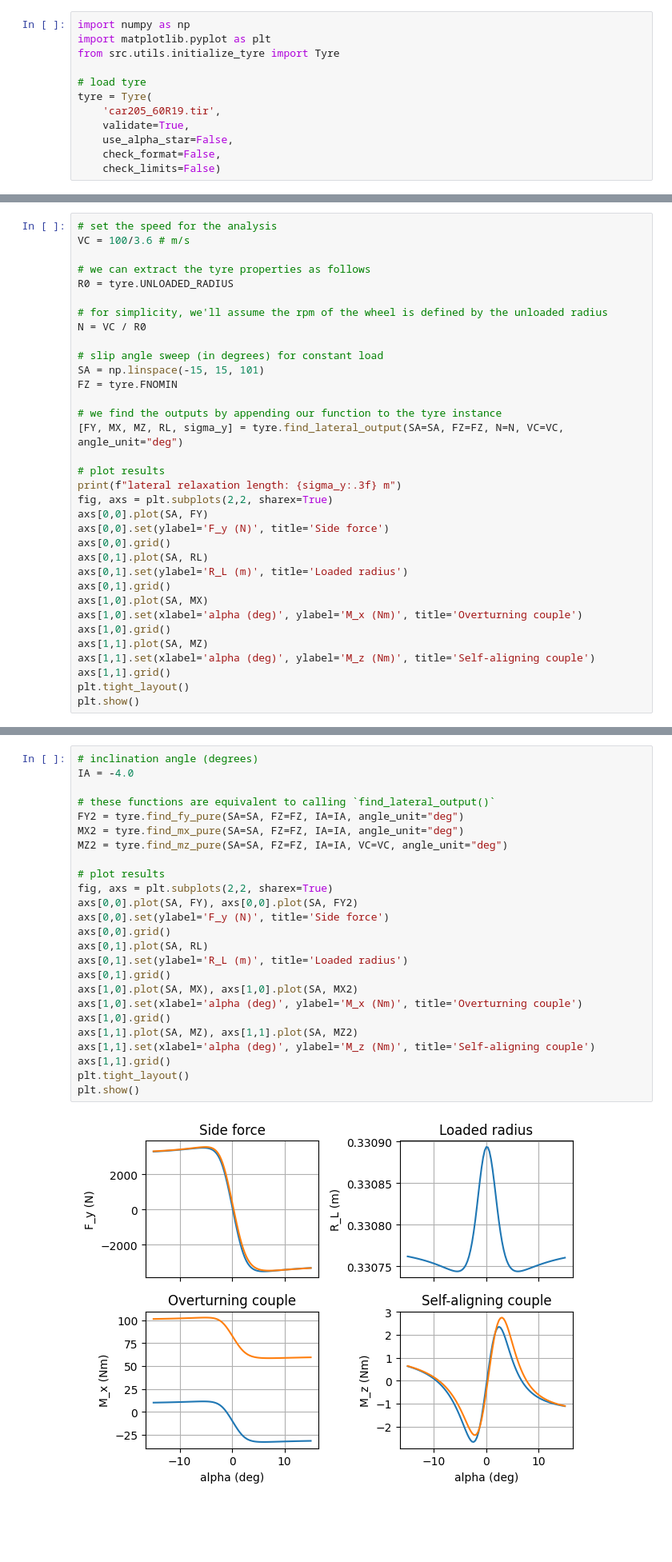
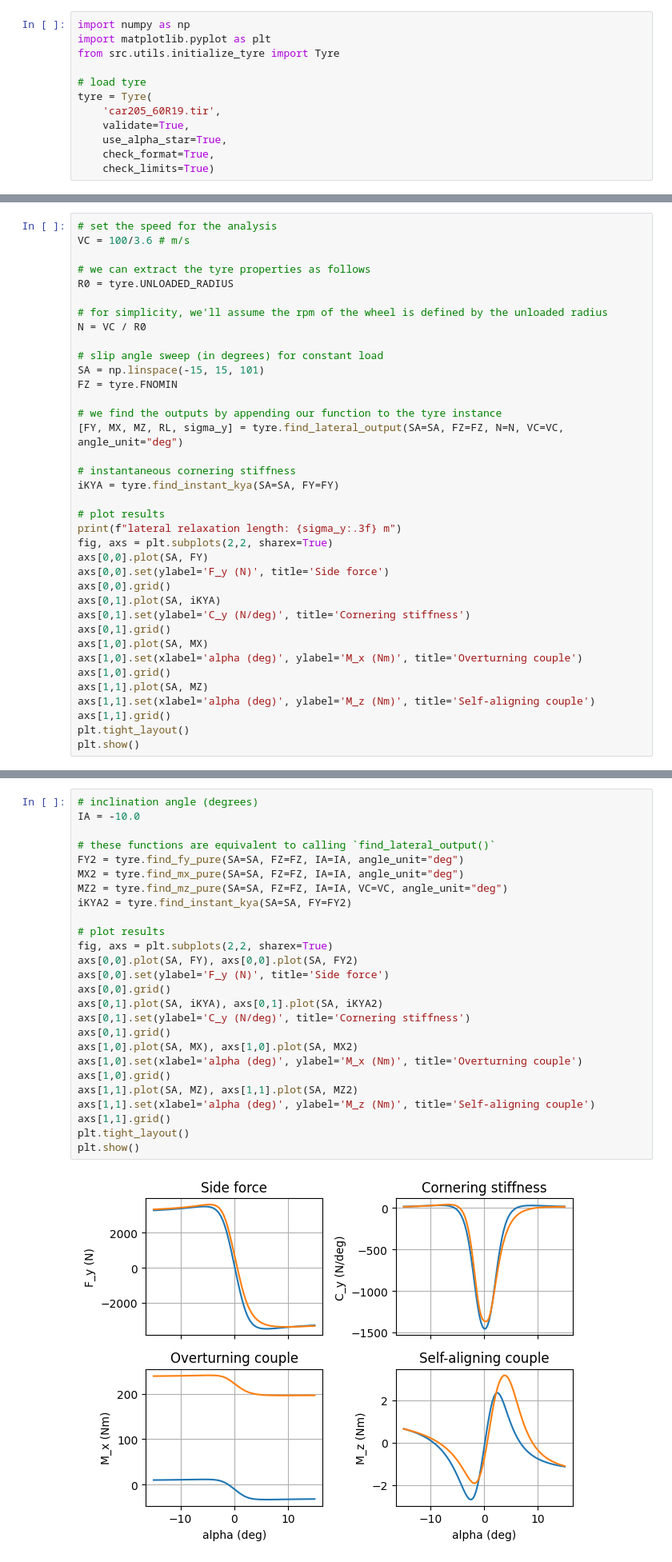
Before and after one commit to NiekvanRossem/TyreDyn, a Jupyter notebook: examples/free_rolling.ipynb, the cells around one changed output, grey strips where cells are left out. Shown at 80% size. Cells and saved outputs as stored; diff of their text form; blank space fills up the shorter version.

```diff
--- a/examples/free_rolling.ipynb
+++ b/examples/free_rolling.ipynb
@@ -11,9 +11,9 @@ from src.utils.initialize_tyre import Tyre
 tyre = Tyre(
     'car205_60R19.tir',
     validate=True,
-    use_alpha_star=False,
-    check_format=False,
-    check_limits=False)
+    use_alpha_star=True,
+    check_format=True,
+    check_limits=True)
 # %% [output]
 TIR file 'car205_60R19.tir' successfully loaded.
 Validation of TIR file successful. All parameters found for version MF6.2
@@ -59,14 +59,17 @@ FZ = tyre.FNOMIN
 # we find the outputs by appending our function to the tyre instance
 [FY, MX, MZ, RL, sigma_y] = tyre.find_lateral_output(SA=SA, FZ=FZ, N=N, VC=VC, angle_unit="deg")
 
+# instantaneous cornering stiffness
+iKYA = tyre.find_instant_kya(SA=SA, FY=FY)
+
 # plot results
 print(f"lateral relaxation length: {sigma_y:.3f} m")
 fig, axs = plt.subplots(2,2, sharex=True)
 axs[0,0].plot(SA, FY)
 axs[0,0].set(ylabel='F_y (N)', title='Side force')
 axs[0,0].grid()
-axs[0,1].plot(SA, RL)
-axs[0,1].set(ylabel='R_L (m)', title='Loaded radius')
+axs[0,1].plot(SA, iKYA)
+axs[0,1].set(ylabel='C_y (N/deg)', title='Cornering stiffness')
 axs[0,1].grid()
 axs[1,0].plot(SA, MX)
 axs[1,0].set(xlabel='alpha (deg)', ylabel='M_x (Nm)', title='Overturning couple')
@@ -85,28 +88,29 @@ As you can see in the above graphs, the standard output format for most TIR file
 Next, let's see the effect of adding some camber. `find_lateral_output()` is a collection of multiple smaller functions, which we can also call separately, so let's do that instead.
 # %%
 # inclination angle (degrees)
-IA = -4.0
+IA = -10.0
 
 # these functions are equivalent to calling `find_lateral_output()`
 FY2 = tyre.find_fy_pure(SA=SA, FZ=FZ, IA=IA, angle_unit="deg")
 MX2 = tyre.find_mx_pure(SA=SA, FZ=FZ, IA=IA, angle_unit="deg")
 MZ2 = tyre.find_mz_pure(SA=SA, FZ=FZ, IA=IA, VC=VC, angle_unit="deg")
+iKYA2 = tyre.find_instant_kya(SA=SA, FY=FY2)
 
 # plot results
 fig, axs = plt.subplots(2,2, sharex=True)
 axs[0,0].plot(SA, FY), axs[0,0].plot(SA, FY2)
 axs[0,0].set(ylabel='F_y (N)', title='Side force')
 axs[0,0].grid()
-axs[0,1].plot(SA, RL)
-axs[0,1].set(ylabel='R_L (m)', title='Loaded radius')
+axs[0,1].plot(SA, iKYA), axs[0,1].plot(SA, iKYA2)
+axs[0,1].set(ylabel='C_y (N/deg)', title='Cornering stiffness')
 axs[0,1].grid()
 axs[1,0].plot(SA, MX), axs[1,0].plot(SA, MX2)
 axs[1,0].set(xlabel='alpha (deg)', ylabel='M_x (Nm)', title='Overturning couple')
 axs[1,0].grid()
 axs[1,1].plot(SA, MZ), axs[1,1].plot(SA, MZ2)
 axs[1,1].set(xlabel='alpha (deg)', ylabel='M_z (Nm)', title='Self-aligning couple')
 axs[1,1].grid()
 plt.tight_layout()
 plt.show()
 # %% [output]
-[figure, old version]
+[figure, new version]
```
Also changed, not shown: parts of 1 cell of this notebook, 3 other files.
